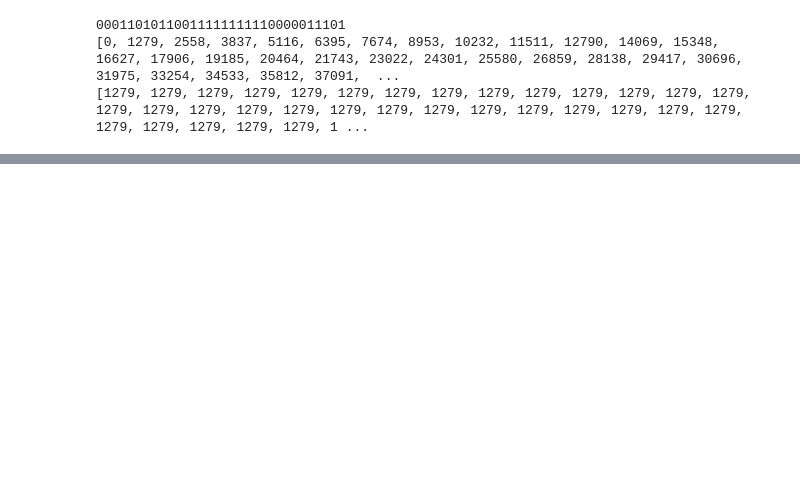
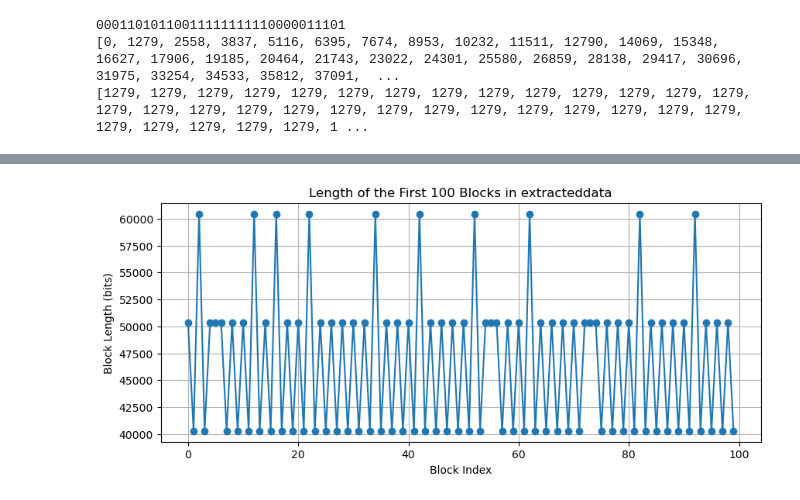
Before and after one commit to BUSH222/satellite-decoders, a Jupyter notebook: JPSS_TLM/main.ipynb, the cells around one changed output, grey strips where cells are left out. Cells and saved outputs as stored; diff of their text form; code cells hidden in the pictures; blank space fills up the shorter version.

```diff
--- a/JPSS_TLM/main.ipynb
+++ b/JPSS_TLM/main.ipynb
@@ -66,22 +66,24 @@ for n in range(len(cadu_blocks)):
         'seconds': block_bits[80:112],
         'spare': block_bits[112:120],
         'subseconds': block_bits[120:144],
-        'fill': block_bits[144:156],
+        'fill': block_bits[144:152],
     }
 
     #print(ccsds_seconds_to_datetime(transfer_frame_insert_zone['seconds'], transfer_frame_insert_zone['subseconds']))
 
     M_PDU_header = {
-        'reserved': block_bits[156:161],
-        'first_header_pointer': block_bits[161:172], # 111111111111111 for filler
+        'reserved': block_bits[152:157],
+        'first_header_pointer': block_bits[157:168],
     }
     # M_PDU_header reserved is 00000 for the start of a packet, then M_PDU_header seemingly gets overwritten by packet data
     #print(M_PDU_header)
     if M_PDU_header['reserved'] == '00000' and M_PDU_header['first_header_pointer'] == '00000000000':
         extracteddata.append('') # start a new packet
-        extracteddata[-1] += block_bits[172:] # start the new packet
+        extracteddata[-1] += block_bits[168:] # start the new packet
     else:
-        extracteddata[-1] += block_bits[156:] # append to the current packet
+        extracteddata[-1] += block_bits[152:] # append to the current packet
+
+extracteddata = extracteddata[1:] # remove the initial empty string
 # %%
 from matplotlib import pyplot as plt
 import numpy as np
@@ -113 +115,19 @@ plt.imsave('extracteddata.png', img, cmap='gray_r')
 70516
+# %%
+import matplotlib.pyplot as plt
+start = 0
+n = 100  # You can change n to plot more or fewer blocks
+lengths = [len(block) for block in extracteddata[start:n]]
+
+# packet lengths differ, sometimes 40k bits, sometimes 50k bits, sometimes 60k bits, sometimes 70k bits.
+# Then it changed for some reason to 150k bits, sometimes 160k bits, and other random values (possibly errors?)
+
+plt.figure(figsize=(10, 4))
+plt.plot(range(start, n), lengths, marker='o')
+plt.xlabel('Block Index')
+plt.ylabel('Block Length (bits)')
+plt.title(f'Length of the First {n} Blocks in extracteddata')
+plt.grid(True)
+plt.show()
+# %% [output]
+[figure, added]
```
Also changed, not shown: parts of 2 cells of this notebook, 1 other file.
